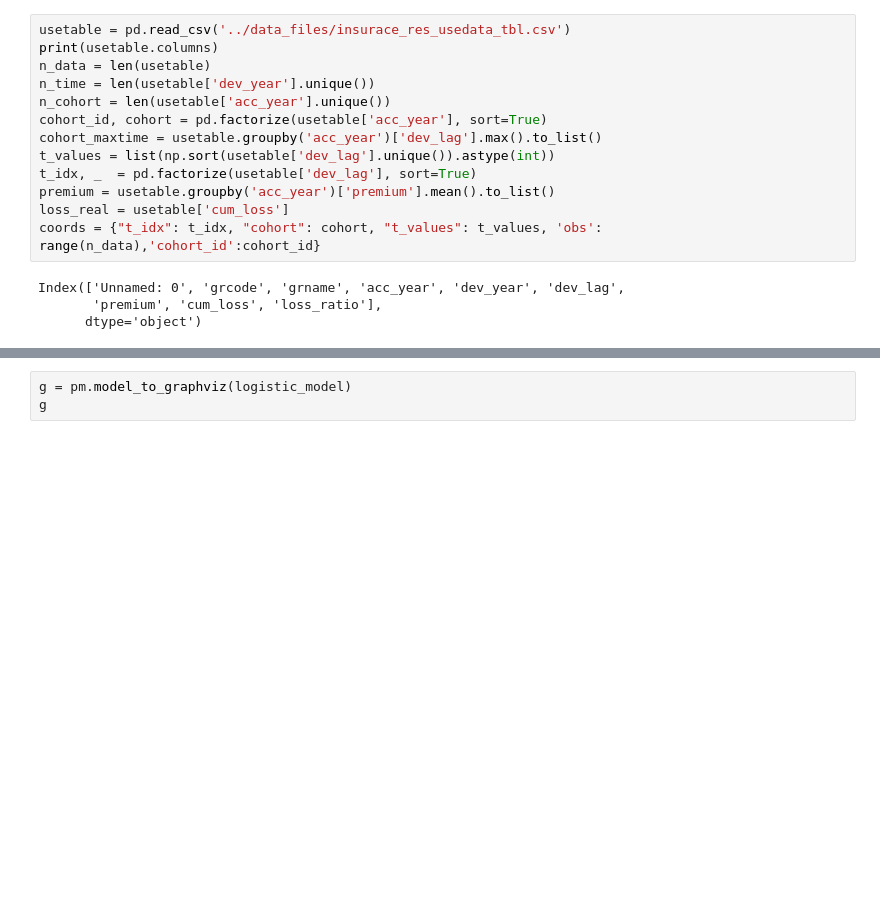
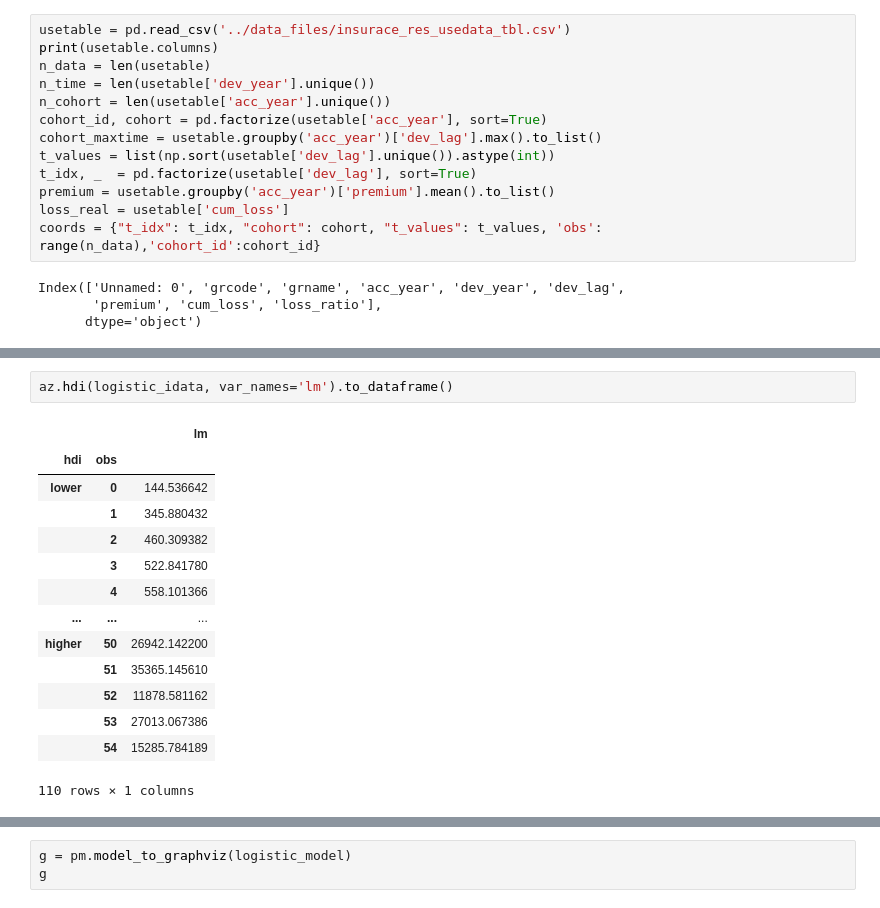
Before and after one commit to NathanielF/old_github_io_site, a Jupyter notebook: notebooks/Hierarchical_Claims.ipynb, the cells around one changed output, grey strips where cells are left out. Cells and saved outputs as stored; diff of their text form; blank space fills up the shorter version.

```diff
--- a/notebooks/Hierarchical_Claims.ipynb
+++ b/notebooks/Hierarchical_Claims.ipynb
@@ -79,2 +81,19 @@ Sampling 2 chains for 2_000 tune and 1_000 draw iterations (4_000 + 2_000 draws
 The number of effective samples is smaller than 25% for some parameters.
 [interactive output not drawn]
+# %%
+az.hdi(logistic_idata, var_names='lm').to_dataframe()
+# %% [output]
+|  |  | lm |
+| hdi | obs |  |
+| lower | 0 | 144.536642 |
+|  | 1 | 345.880432 |
+|  | 2 | 460.309382 |
+|  | 3 | 522.841780 |
+|  | 4 | 558.101366 |
+| ... | ... | ... |
+| higher | 50 | 26942.142200 |
+|  | 51 | 35365.145610 |
+|  | 52 | 11878.581162 |
+|  | 53 | 27013.067386 |
+|  | 54 | 15285.784189 |
+110 rows × 1 columns
```
Also changed, not shown: parts of 9 cells of this notebook, 13 other files.
